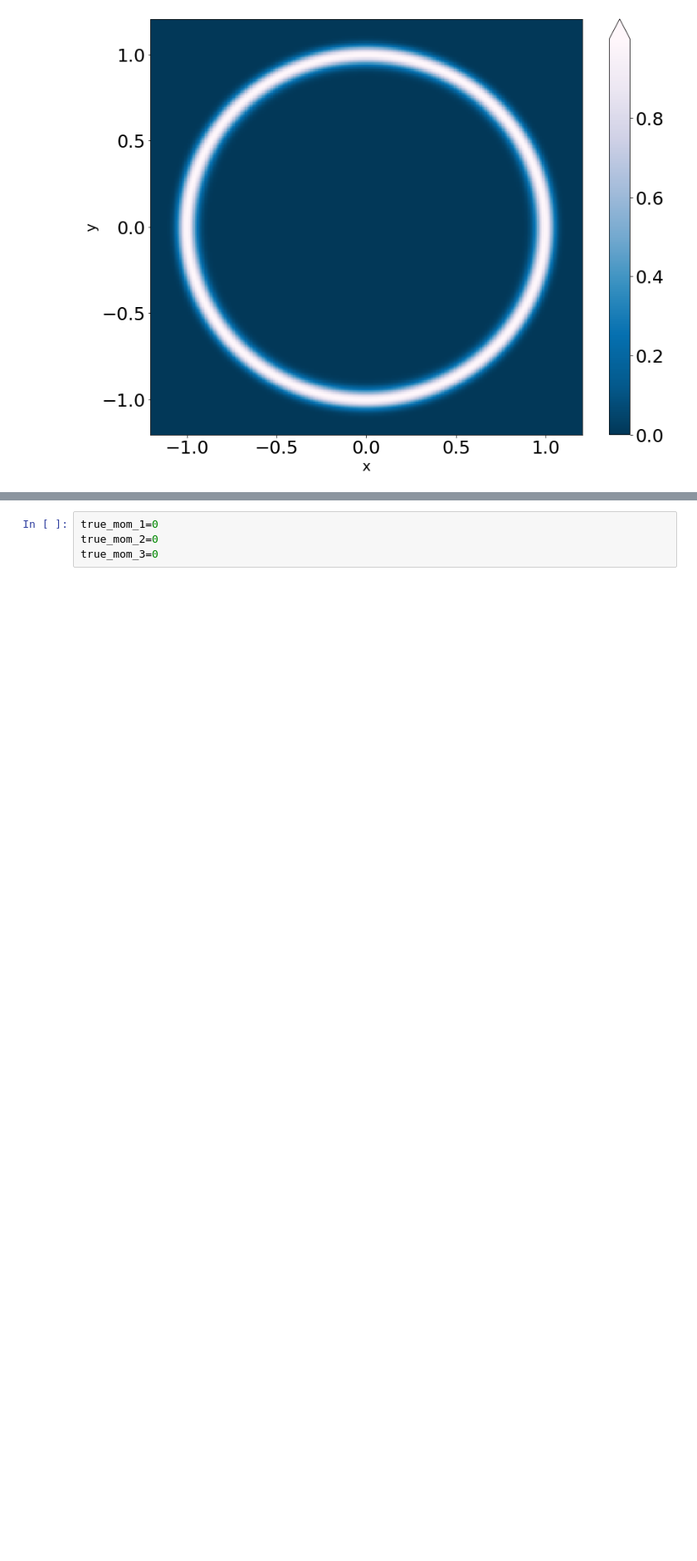
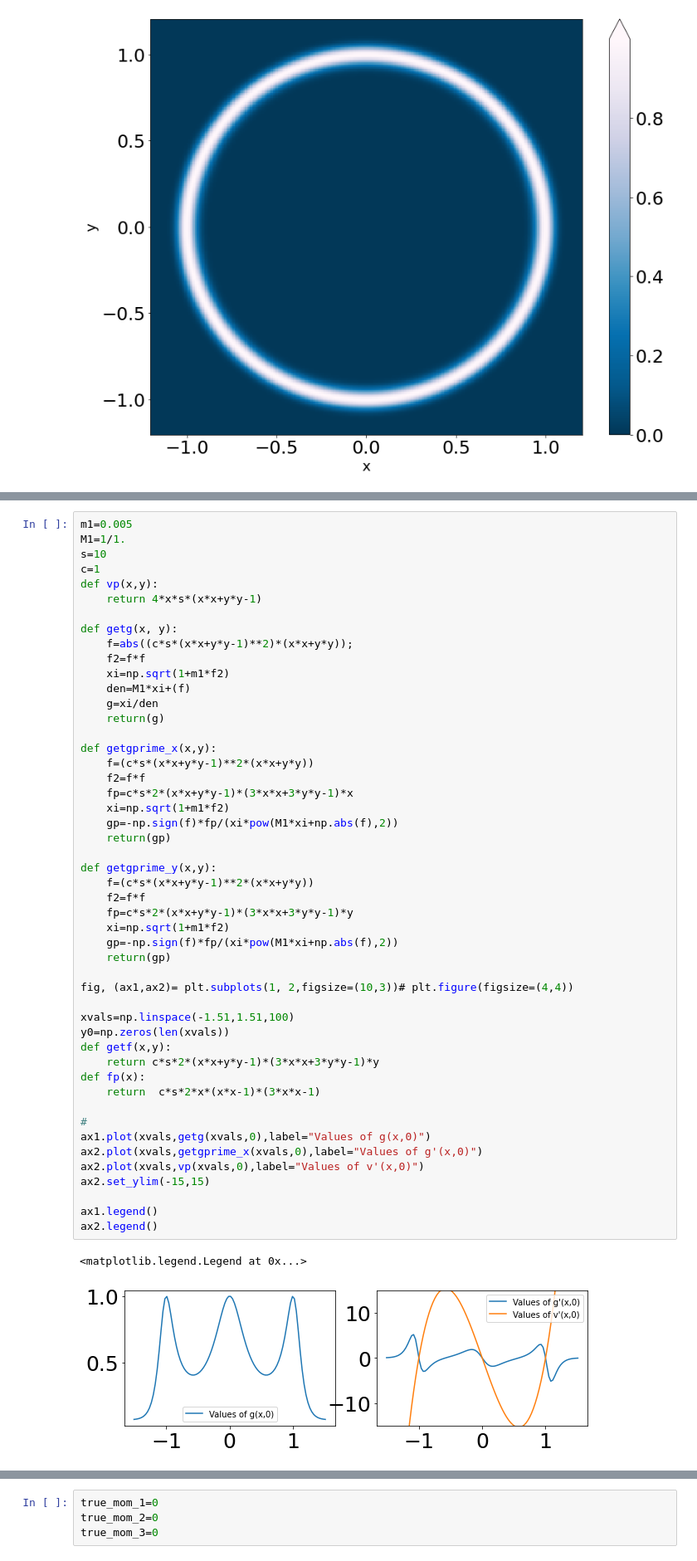
Before and after one commit to alixsleroy/Stepupyourgame, a Jupyter notebook: eddie/visualisations/plot_accuracy_2d.ipynb, the cells around one changed output, grey strips where cells are left out. Shown at 83% size. Cells and saved outputs as stored; diff of their text form; blank space fills up the shorter version.

```diff
--- a/eddie/visualisations/plot_accuracy_2d.ipynb
+++ b/eddie/visualisations/plot_accuracy_2d.ipynb
@@ -145,0 +282,52 @@ fig.savefig("figures/anisotropic_2d_gfunc.eps")
+# %%
+m1=0.005
+M1=1/1.
+s=10
+c=1
+def vp(x,y):
+    return 4*x*s*(x*x+y*y-1)
+
+def getg(x, y):
+    f=abs((c*s*(x*x+y*y-1)**2)*(x*x+y*y));
+    f2=f*f
+    xi=np.sqrt(1+m1*f2)
+    den=M1*xi+(f)
+    g=xi/den
+    return(g)
+
+def getgprime_x(x,y):
+    f=(c*s*(x*x+y*y-1)**2*(x*x+y*y))
+    f2=f*f
+    fp=c*s*2*(x*x+y*y-1)*(3*x*x+3*y*y-1)*x
+    xi=np.sqrt(1+m1*f2)
+    gp=-np.sign(f)*fp/(xi*pow(M1*xi+np.abs(f),2))
+    return(gp)
+
+def getgprime_y(x,y):
+    f=(c*s*(x*x+y*y-1)**2*(x*x+y*y))
+    f2=f*f
+    fp=c*s*2*(x*x+y*y-1)*(3*x*x+3*y*y-1)*y
+    xi=np.sqrt(1+m1*f2)
+    gp=-np.sign(f)*fp/(xi*pow(M1*xi+np.abs(f),2))
+    return(gp)
+
+fig, (ax1,ax2)= plt.subplots(1, 2,figsize=(10,3))# plt.figure(figsize=(4,4))
+
+xvals=np.linspace(-1.51,1.51,100)
+y0=np.zeros(len(xvals))
+def getf(x,y):
+    return c*s*2*(x*x+y*y-1)*(3*x*x+3*y*y-1)*y
+def fp(x):
+    return  c*s*2*x*(x*x-1)*(3*x*x-1)
+
+#
+ax1.plot(xvals,getg(xvals,0),label="Values of g(x,0)")
+ax2.plot(xvals,getgprime_x(xvals,0),label="Values of g'(x,0)")
+ax2.plot(xvals,vp(xvals,0),label="Values of v'(x,0)")
+ax2.set_ylim(-15,15)
+
+ax1.legend()
+ax2.legend()
+# %% [output]
+<matplotlib.legend.Legend at 0x...>
+[figure, added]
```
Also changed, not shown: parts of 14 cells of this notebook, 6 other files.
